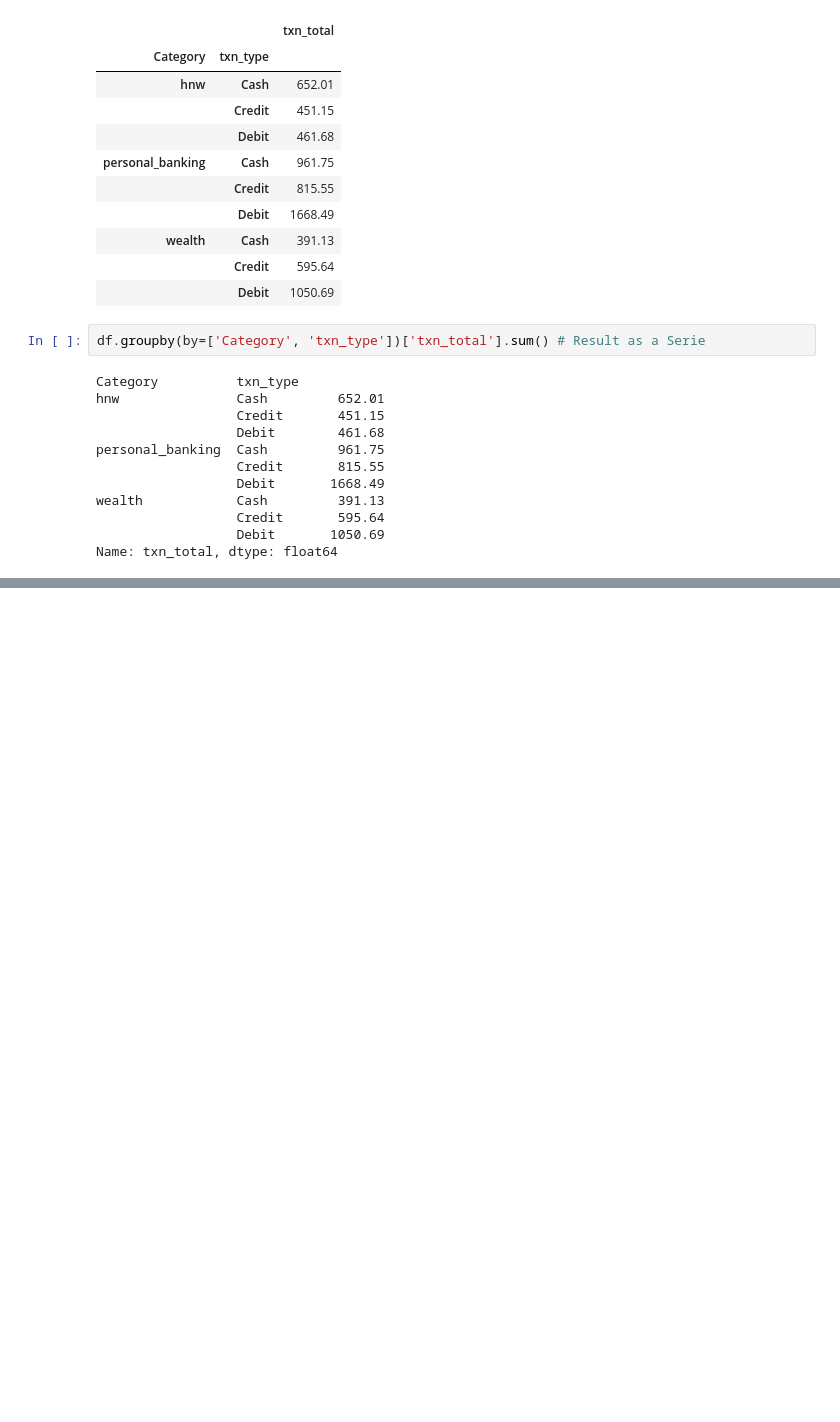
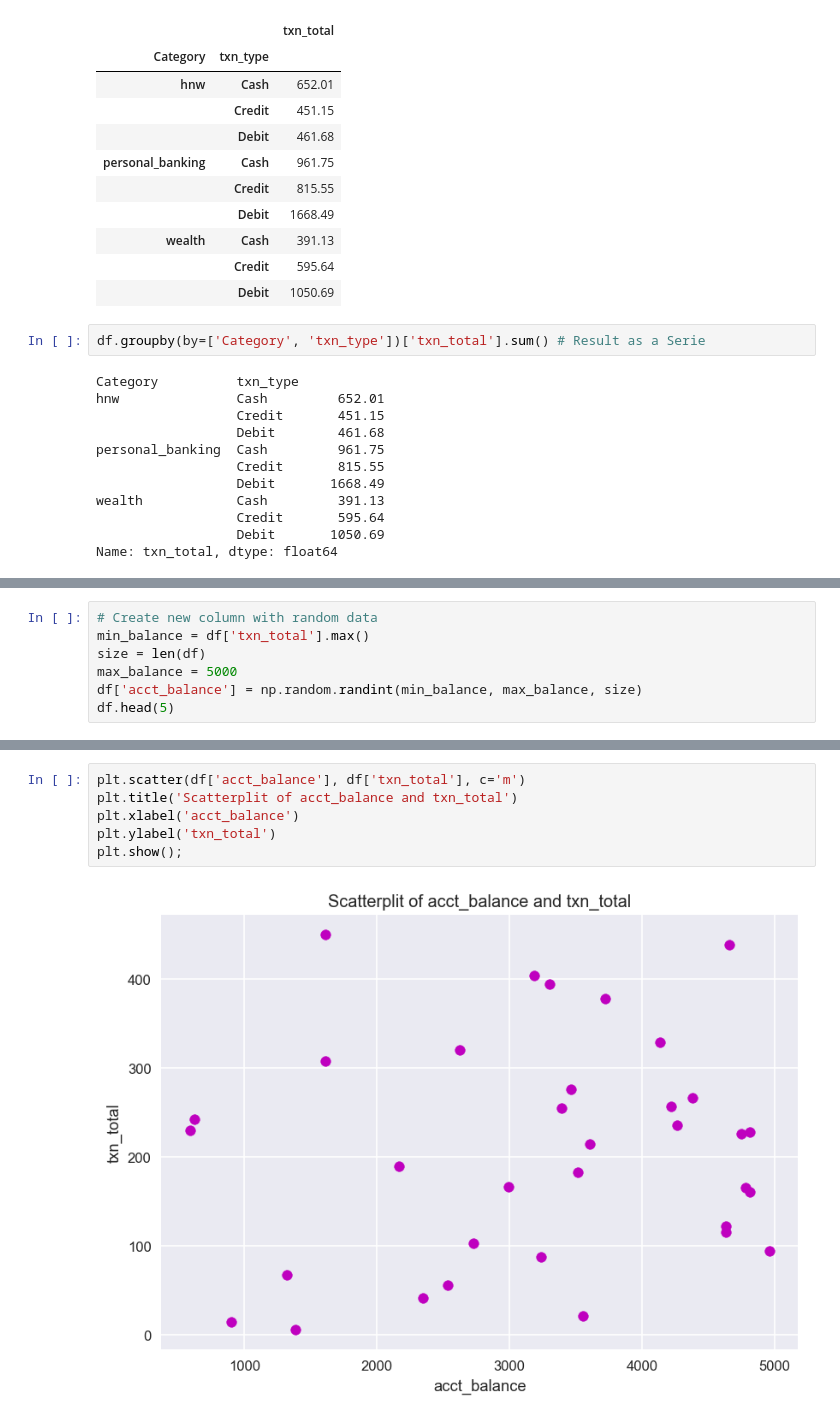
Before and after one commit to acorreal7/AML2103-2, a Jupyter notebook: Lecture-08/Lecture 8.ipynb, the cells around one changed output, grey strips where cells are left out. Cells and saved outputs as stored; diff of their text form; blank space fills up the shorter version.

```diff
--- a/Lecture-08/Lecture 8.ipynb
+++ b/Lecture-08/Lecture 8.ipynb
@@ -315,0 +340,7 @@ Name: txn_total, dtype: float64
+# %%
+# Create new column with random data
+min_balance = df['txn_total'].max()
+size = len(df)
+max_balance = 5000
+df['acct_balance'] = np.random.randint(min_balance, max_balance, size)
+df.head(5)
@@ -315,0 +354,8 @@ Name: txn_total, dtype: float64
+# %%
+plt.scatter(df['acct_balance'], df['txn_total'], c='m')
+plt.title('Scatterplit of acct_balance and txn_total')
+plt.xlabel('acct_balance')
+plt.ylabel('txn_total')
+plt.show();
+# %% [output]
+[figure, added]
```
Also changed, not shown: parts of 18 cells of this notebook.
